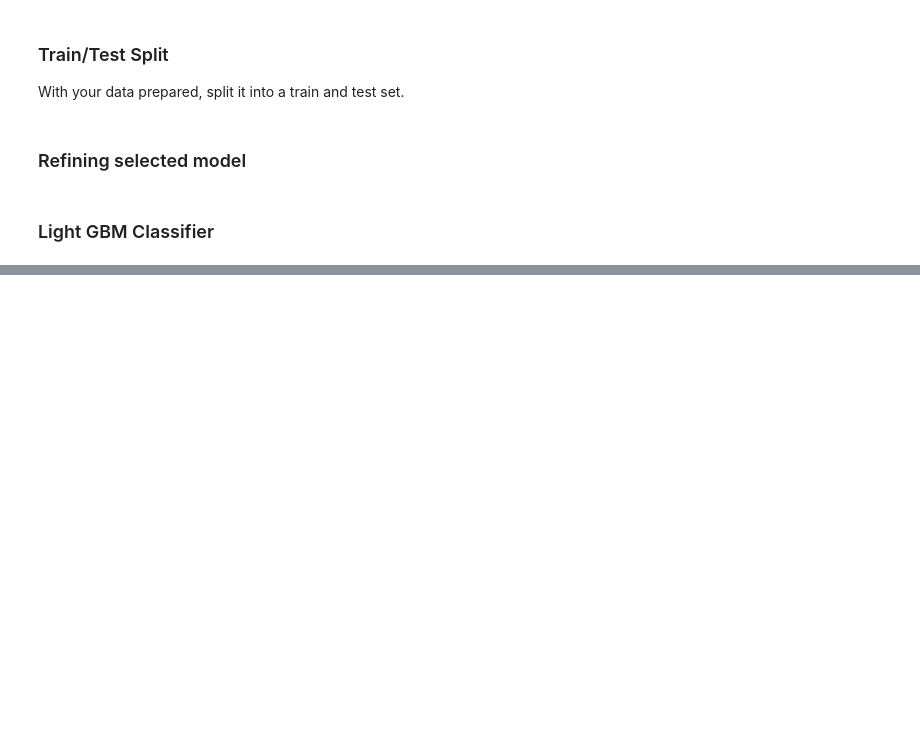
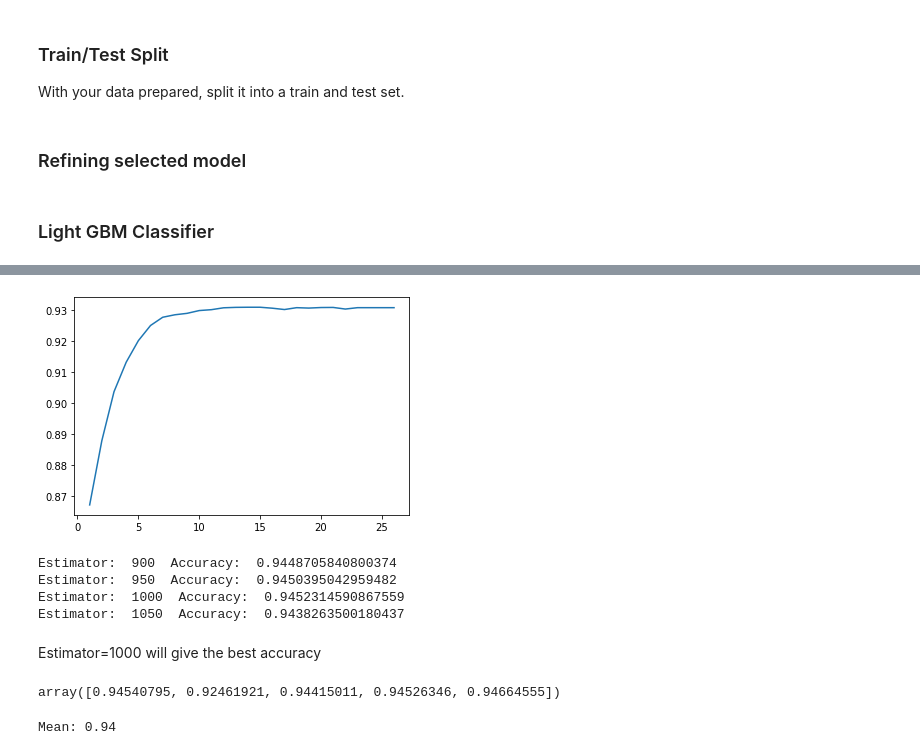
Before and after one commit to pranalee04/BH-PCMLAI-CapstoneProject, a Jupyter notebook: notebook/SelectedModel-LGBMClassifier-5.ipynb, the cells around one changed output, grey strips where cells are left out. Saved outputs shown, nothing was run; the diff lists cells and outputs as text; code cells hidden in the pictures; blank space fills up the shorter version.

```diff
--- a/notebook/SelectedModel-LGBMClassifier-5.ipynb
+++ b/notebook/SelectedModel-LGBMClassifier-5.ipynb
@@ -140,0 +69,11 @@ plt.show()
+# %%
+depth_list = []
+accuracy_list = []
+
+for depth in range(1,len(X.columns)):
+    decision_tree = LGBMClassifier(max_depth=depth)
+    decision_tree.fit(X_train, y_train)
+    accuracy = decision_tree.score(X_test,y_test)
+    print('Depth: ',depth, ' Accuracy: ', accuracy)
+    accuracy_list.append(decision_tree.score(X_test,y_test))
+    depth_list.append(depth)
@@ -140,0 +100,39 @@ plt.show()
+# %%
+tree_df = pd.DataFrame({'depth': depth_list, 'accuracy' : accuracy_list})
+# %%
+
+plt.plot(tree_df['depth'], tree_df['accuracy'])
+plt.show()
+# %% [output]
+[figure, added]
+# %%
+estimator_list = []
+accuracy_list = []
+#range change based on previous run
+for estimator in range(900,1100,50):
+    tree = LGBMClassifier(max_depth=24,n_estimators=estimator)
+    tree.fit(X_train, y_train)
+    accuracy = tree.score(X_test,y_test)
+    print('Estimator: ',estimator, ' Accuracy: ', accuracy)
+    accuracy_list.append(tree.score(X_test,y_test))
+    estimator_list.append(depth)
+# %% [output]
+Estimator:  900  Accuracy:  0.9448705840800374
+Estimator:  950  Accuracy:  0.9450395042959482
+Estimator:  1000  Accuracy:  0.9452314590867559
+Estimator:  1050  Accuracy:  0.9438263500180437
+# %% [markdown]
+Estimator=1000 will give the best accuracy
+# %%
+from sklearn.model_selection import cross_val_score
+tree = LGBMClassifier( n_estimators=1000,max_depth=26,random_state=42)
+
+cv_score = cross_val_score(tree, X_train, y_train, cv=5)
+cv_score
+# %% [output]
+array([0.94540795, 0.92461921, 0.94415011, 0.94526346, 0.94664555])
+# %%
+
+print("Mean: {:.2f}".format(cv_score.mean()))
+# %% [output]
+Mean: 0.94
```
Also changed, not shown: parts of 8 cells of this notebook, 17 other files.
